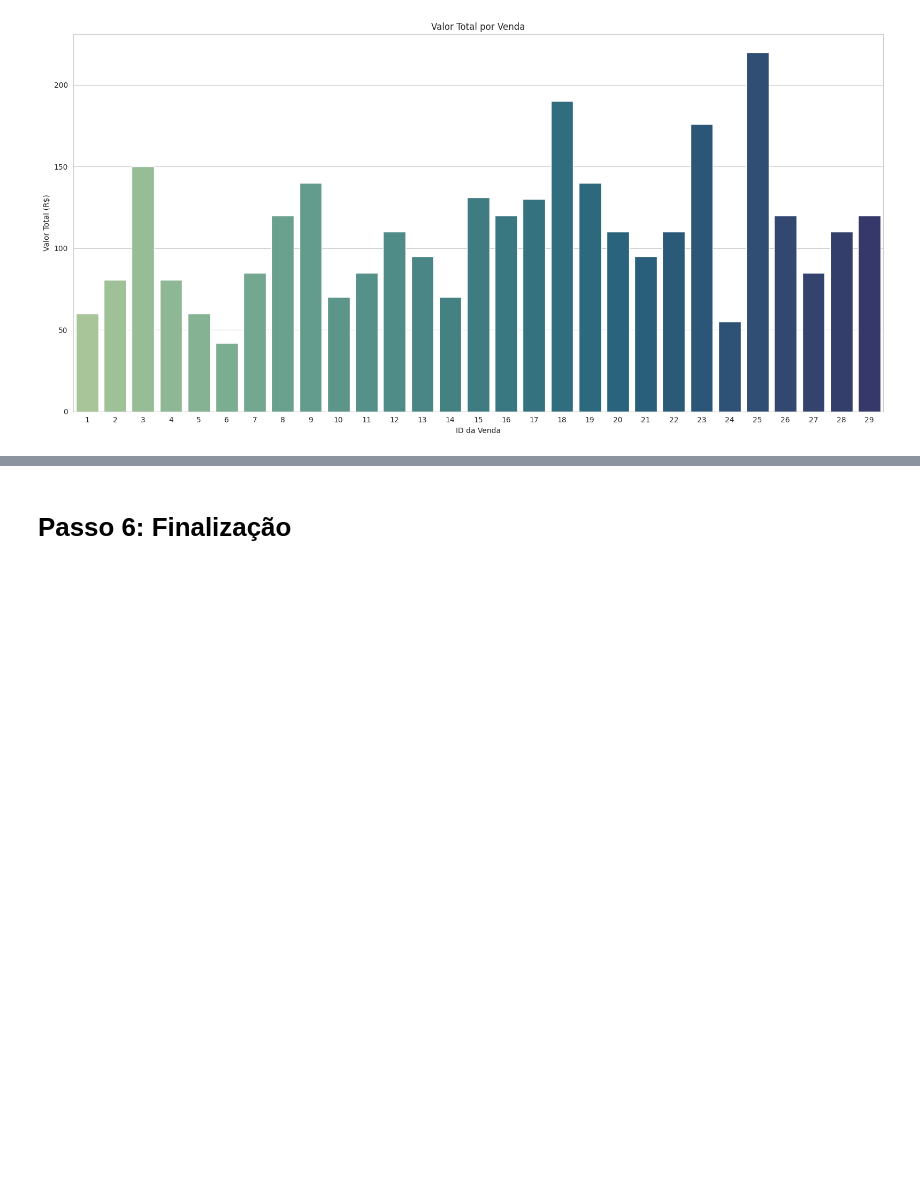
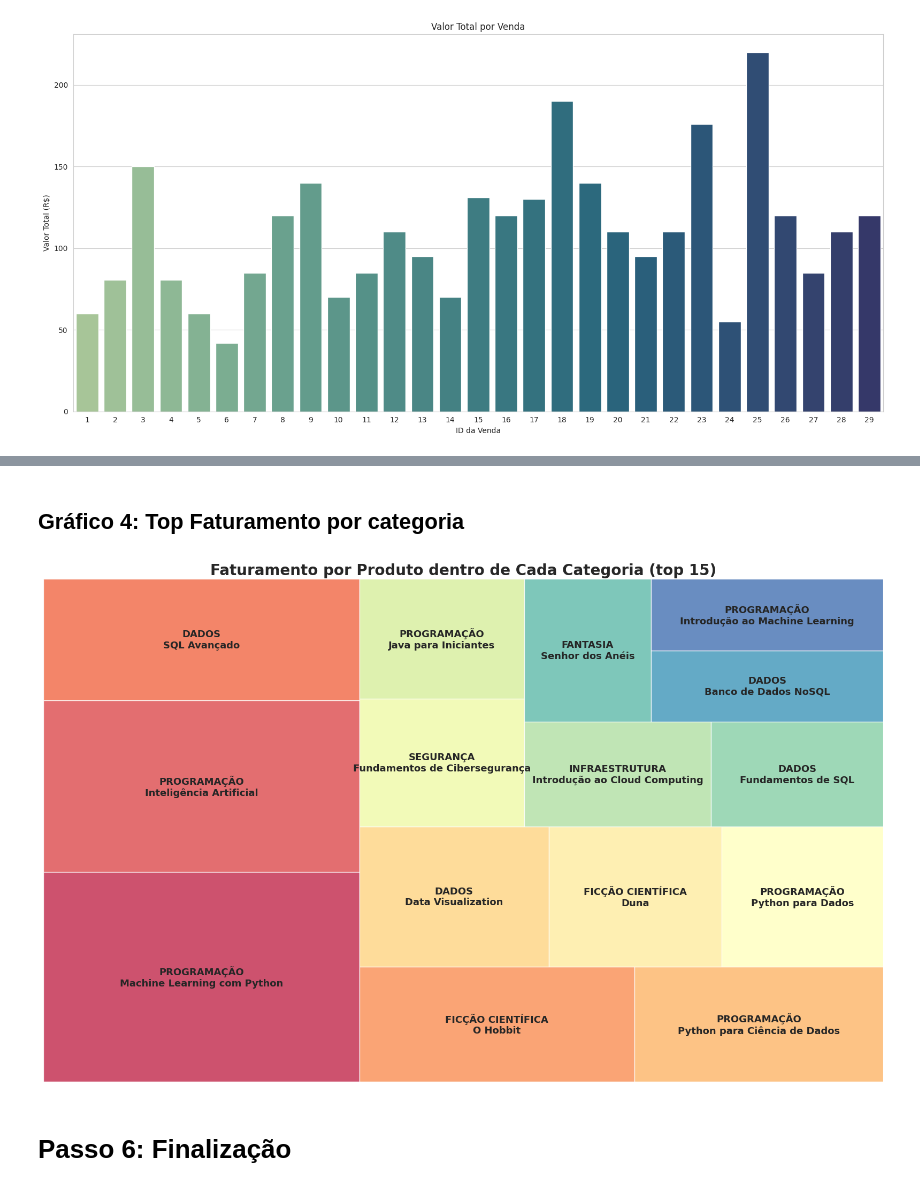
Before and after one commit to larissalvesds/projeto02-sql, a Jupyter notebook: Notebook_de_Análise_de_Vendas_no_Colab.ipynb, the cells around one changed output, grey strips where cells are left out. Drawn from its saved outputs; the diff is of its cells as text; code cells hidden in the pictures; blank space fills up the shorter version.

```diff
--- a/Notebook_de_Análise_de_Vendas_no_Colab.ipynb
+++ b/Notebook_de_Análise_de_Vendas_no_Colab.ipynb
@@ -767,3 +302,35 @@ display(df_q5)
+# %% [markdown]
+## Gráfico 4: Top Faturamento por categoria
+# %%
+import squarify as sq
+
+# Executa a query
+df_faturamento_produto = executar_query(query_faturamento_produto)
+df_faturamento_produto['faturamento'] = df_faturamento_produto['faturamento'].astype(float)
+
+# Cria rótulos com categoria em destaque (maiúscula) + nome do produto
+df_faturamento_produto['label'] = (
+    df_faturamento_produto['categoria_produto'].str.upper() + '\n' + df_faturamento_produto['nome_produto']
+)
+
+# Limita aos top 15 produtos
+df_top = df_faturamento_produto.head(15)
+
+# Treemap
+plt.figure(figsize=(16, 10))
+sq.plot(
+    sizes=df_top['faturamento'],
+    label=df_top['label'],
+    color=sns.color_palette('Spectral', len(df_top)),
+    alpha=0.8,
+    text_kwargs={'fontsize': 13, 'weight': 'bold'}
+)
+plt.title('Faturamento por Produto dentro de Cada Categoria (top 15)', fontsize=20, weight='bold')
+plt.axis('off')
+plt.tight_layout()
+plt.show()
+# %% [output]
+[figure, added]
 # %% [markdown]
 # Passo 6: Finalização
 # %%
```
Also changed, not shown: parts of 19 cells of this notebook.
